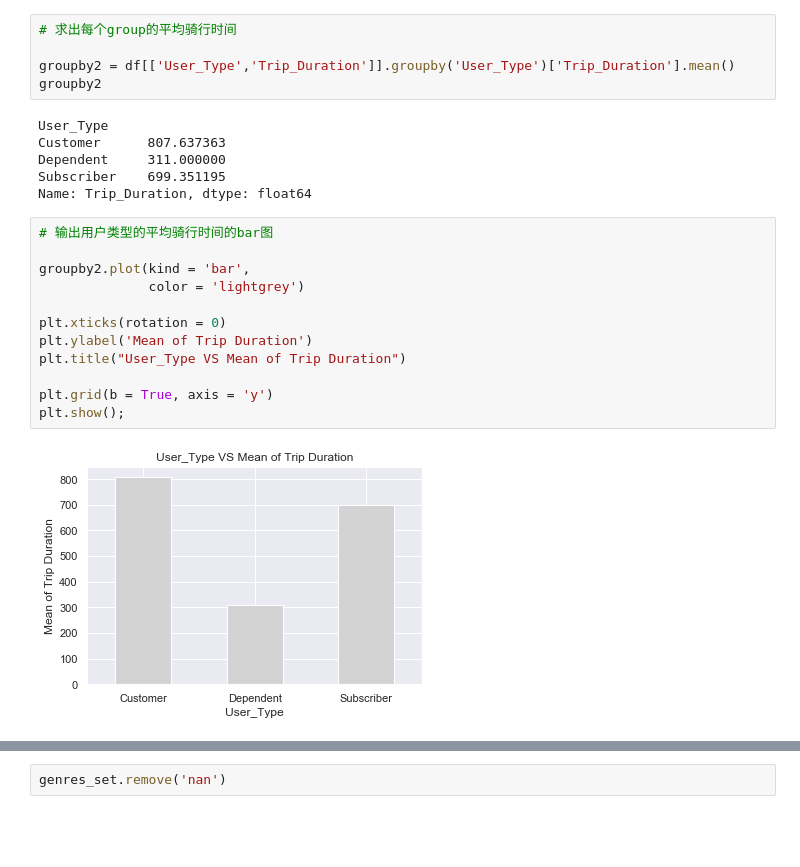
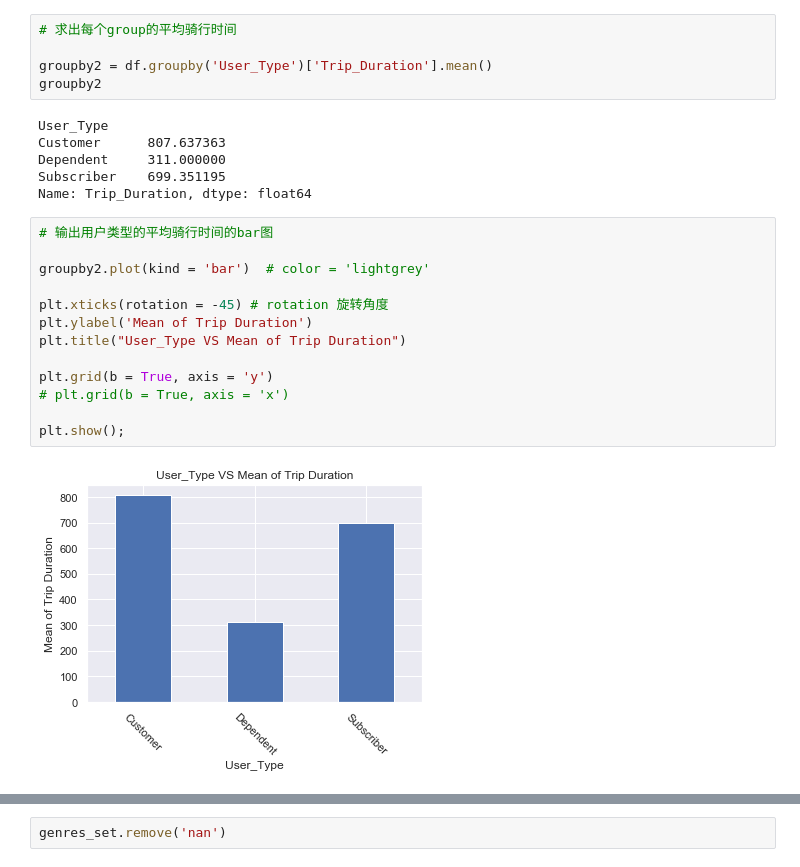
Before and after one commit to NameZhangRan/Courseware, a Jupyter notebook: Week-06-P3阶段.ipynb, the cells around one changed output, grey strips where cells are left out. Cells and saved outputs as stored; diff of their text form; blank space fills up the shorter version.

```diff
--- a/Week-06-P3阶段.ipynb
+++ b/Week-06-P3阶段.ipynb
@@ -219,7 +260,7 @@ plt.show();
 # %%
 # 求出每个group的平均骑行时间
 
-groupby2 = df[['User_Type','Trip_Duration']].groupby('User_Type')['Trip_Duration'].mean()
+groupby2 = df.groupby('User_Type')['Trip_Duration'].mean()
 groupby2
 # %% [output]
 User_Type
@@ -230,14 +271,15 @@ Name: Trip_Duration, dtype: float64
 # %%
 # 输出用户类型的平均骑行时间的bar图
 
-groupby2.plot(kind = 'bar',
-              color = 'lightgrey')
+groupby2.plot(kind = 'bar')  # color = 'lightgrey'
 
-plt.xticks(rotation = 0)
+plt.xticks(rotation = -45) # rotation 旋转角度
 plt.ylabel('Mean of Trip Duration')
 plt.title("User_Type VS Mean of Trip Duration")
 
 plt.grid(b = True, axis = 'y')
+# plt.grid(b = True, axis = 'x')
+
 plt.show();
 # %% [output]
-[figure, old version]
+[figure, new version]
```
Also changed, not shown: parts of 49 cells of this notebook.
